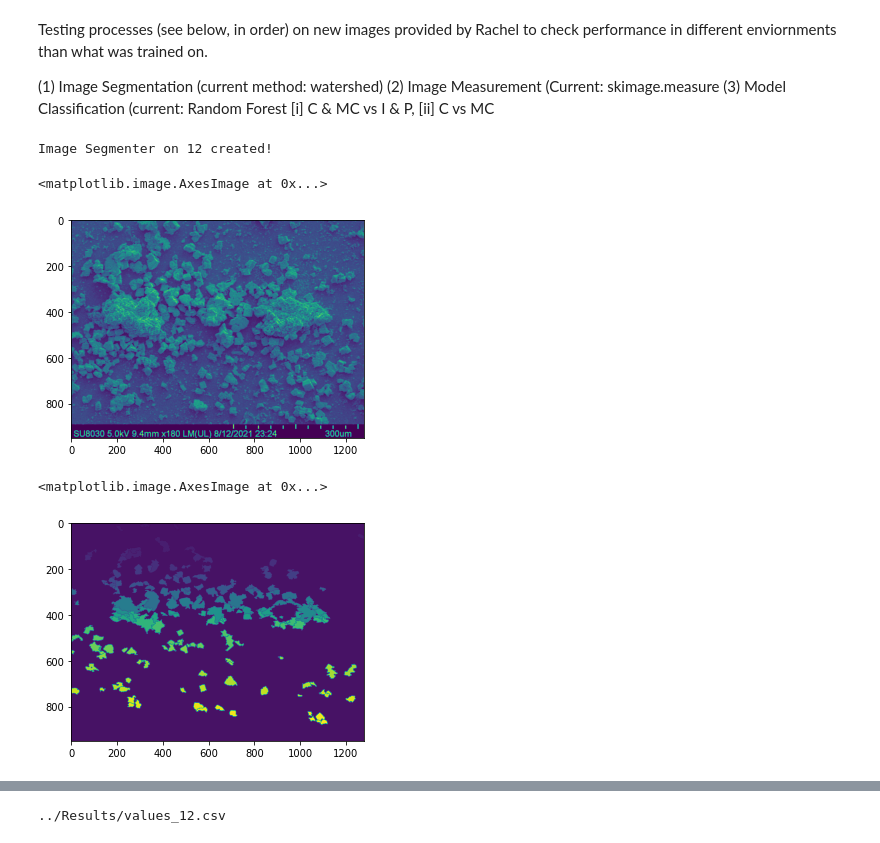
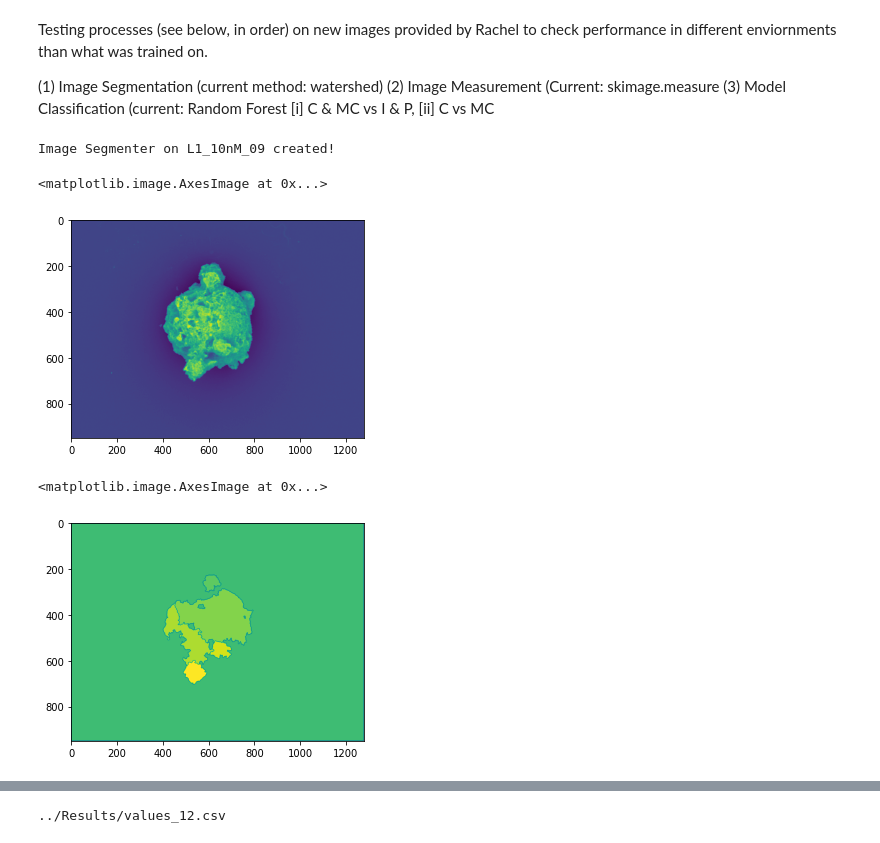
Before and after one commit to jepietryga/colloidalcrystal_ml, a Jupyter notebook: Notebooks/RF_Tests_New_Images.ipynb, the cells around one changed output, grey strips where cells are left out. Saved outputs shown, nothing was run; the diff lists cells and outputs as text; code cells hidden in the pictures.

```diff
--- a/Notebooks/RF_Tests_New_Images.ipynb
+++ b/Notebooks/RF_Tests_New_Images.ipynb
@@ -27,15 +27,15 @@ image_folder = "../Images/Additional" # Path to folder, adjust for other machine
 image_list_Si = glob.glob(f'{image_folder}/Si embed/*')
 image_list_Yuanwei = glob.glob(f'{image_folder}/Images to rachel (from Yuanwei)/*/*') # Might want to separate this?
 # %%
-IS = ImageSegmenter(image_list_Yuanwei[3])
+IS = ImageSegmenter("../Images/Additional/L1_2.5_5_10_nM/L1 10nM/L1_10nM_09.tif")
 plt.imshow(IS.img2)
 # %% [output]
-Image Segmenter on 12 created!
+Image Segmenter on L1_10nM_09 created!
 <matplotlib.image.AxesImage at 0x...>
-[figure, old version]
+[figure, new version]
 # %%
 import matplotlib.pyplot as plt
 plt.imshow(IS.markers)
 # %% [output]
 <matplotlib.image.AxesImage at 0x...>
-[figure, old version]
+[figure, new version]
```
Also changed, not shown: parts of 2 cells of this notebook, 45 other files.
